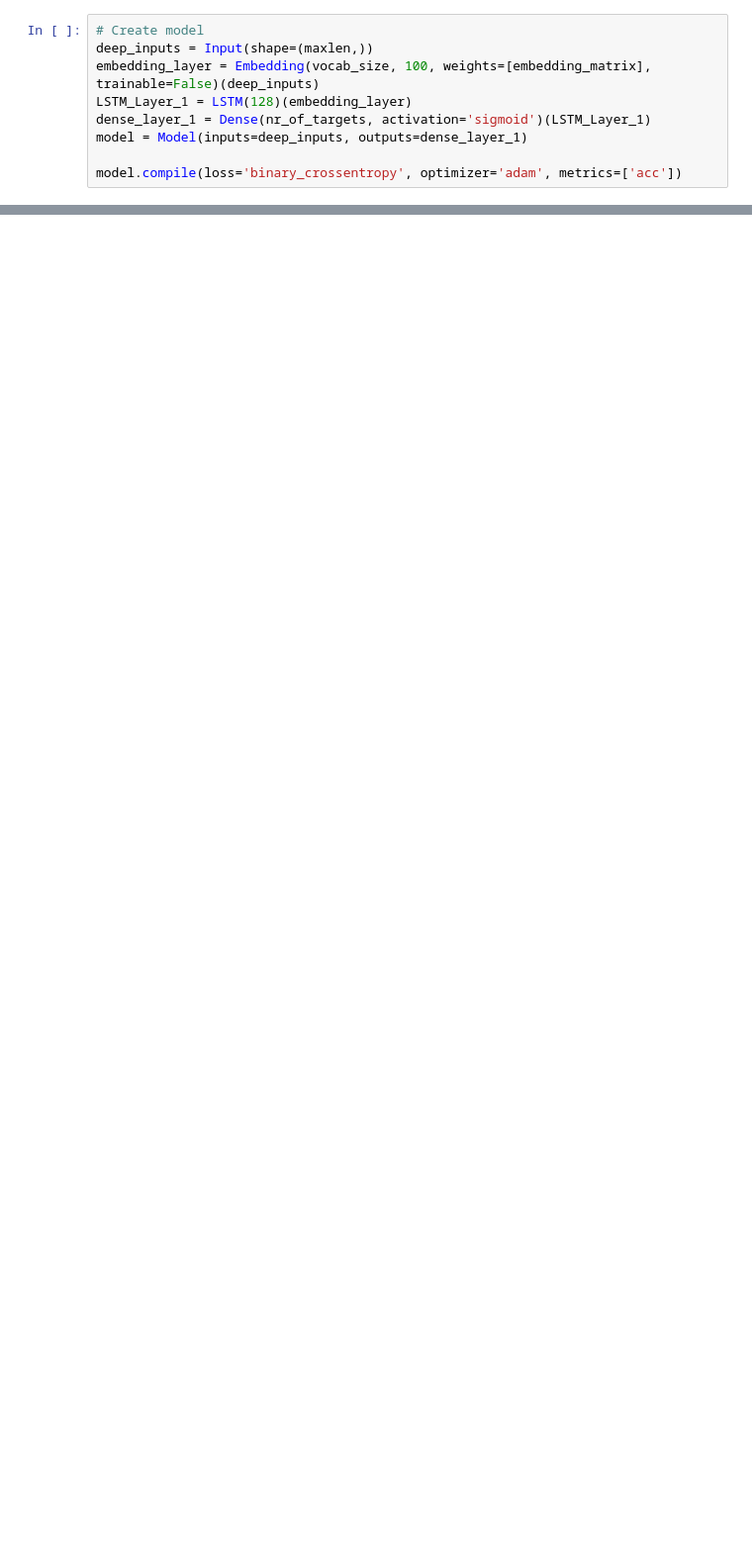
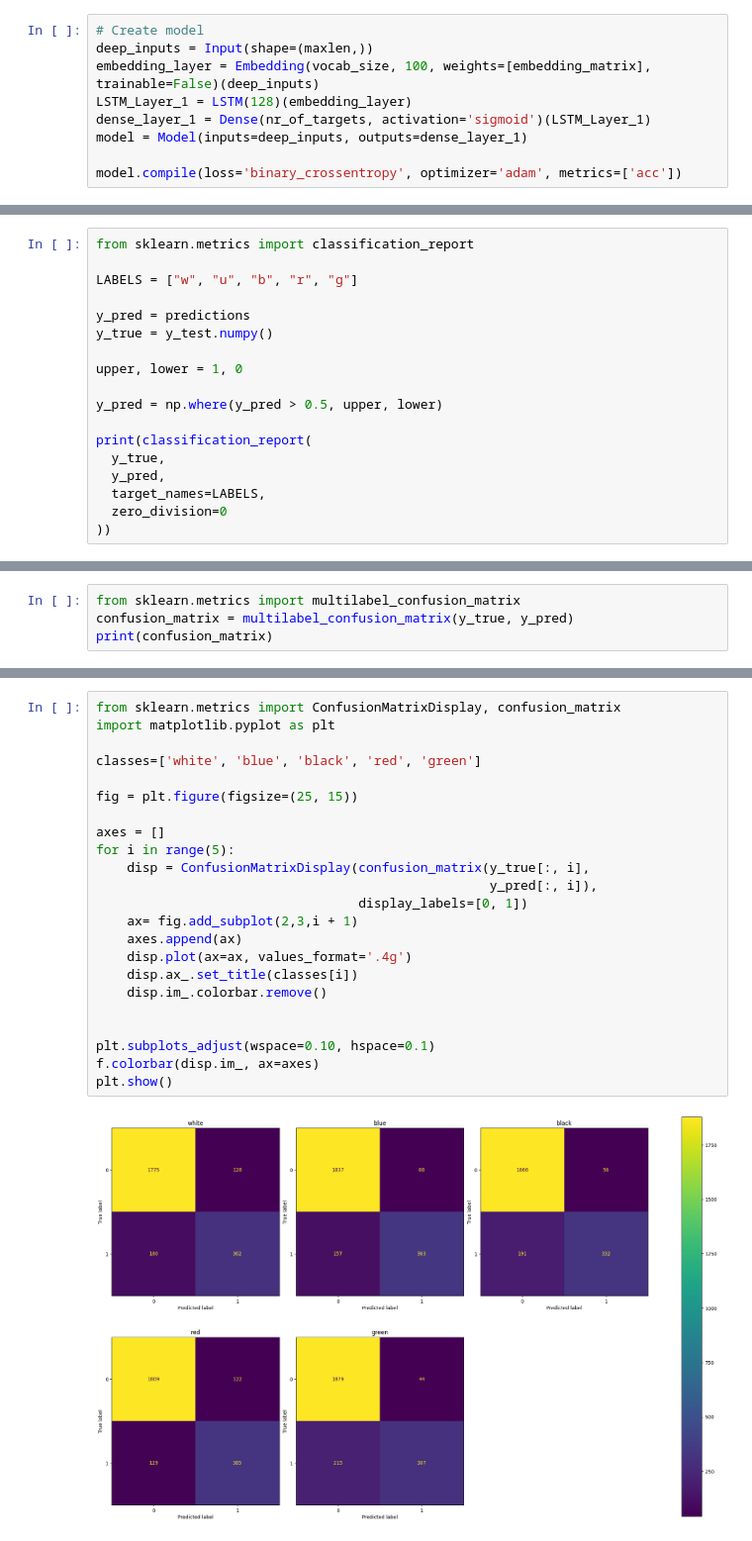
Before and after one commit to AI22-Thomas/nlp-magic-color-identifier, a Jupyter notebook: keras-multicolor.ipynb, the cells around one changed output, grey strips where cells are left out. Shown at 99% size. Drawn from its saved outputs; the diff is of its cells as text; blank space fills up the shorter version.

Commit message:
added aditional metric visualisation

```diff
--- a/keras-multicolor.ipynb
+++ b/keras-multicolor.ipynb
@@ -164,0 +166,18 @@ predictions = model.predict(x_test)
+# %%
+from sklearn.metrics import classification_report
+
+LABELS = ["w", "u", "b", "r", "g"]
+
+y_pred = predictions
+y_true = y_test.numpy()
+
+upper, lower = 1, 0
+
+y_pred = np.where(y_pred > 0.5, upper, lower)
+
+print(classification_report(
+  y_true,
+  y_pred,
+  target_names=LABELS,
+  zero_division=0
+))
@@ -164,0 +197,4 @@ predictions = model.predict(x_test)
+# %%
+from sklearn.metrics import multilabel_confusion_matrix
+confusion_matrix = multilabel_confusion_matrix(y_true, y_pred)
+print(confusion_matrix)
@@ -165,3 +216,28 @@ predictions = model.predict(x_test)
+# %%
+from sklearn.metrics import ConfusionMatrixDisplay, confusion_matrix
+import matplotlib.pyplot as plt
+
+classes=['white', 'blue', 'black', 'red', 'green']
+
+fig = plt.figure(figsize=(25, 15))
+
+axes = []
+for i in range(5):
+    disp = ConfusionMatrixDisplay(confusion_matrix(y_true[:, i],
+                                                   y_pred[:, i]),
+                                  display_labels=[0, 1])
+    ax= fig.add_subplot(2,3,i + 1)
+    axes.append(ax)
+    disp.plot(ax=ax, values_format='.4g')
+    disp.ax_.set_title(classes[i])
+    disp.im_.colorbar.remove()
+
+
+plt.subplots_adjust(wspace=0.10, hspace=0.1)
+f.colorbar(disp.im_, ax=axes)
+plt.show()
+# %% [output]
+[figure, added]
 # %%
 # Show some prediction samples
 import random
```
Also changed, not shown: parts of 7 cells of this notebook, 1 other file.
